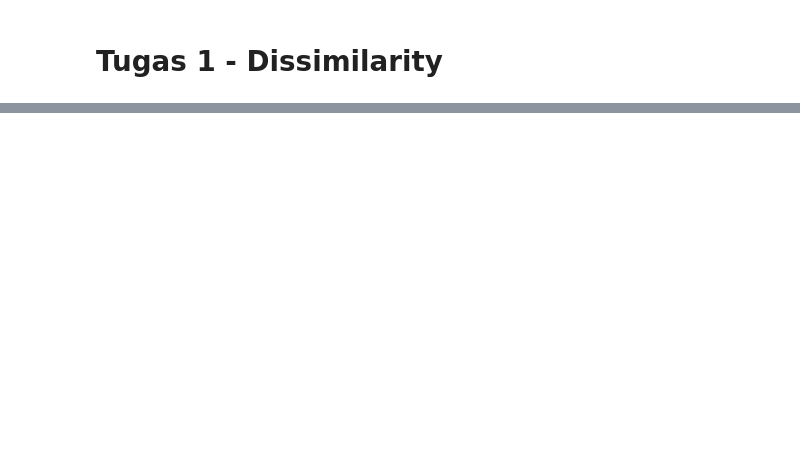
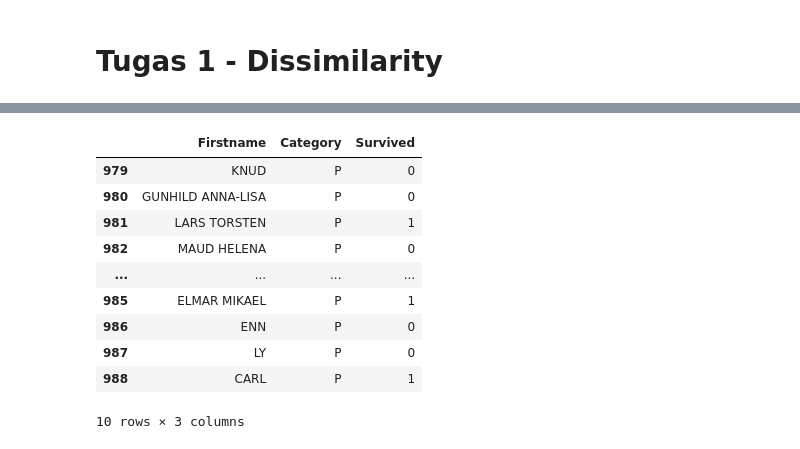
Before and after one commit to Purnomo-Ribut/datamining, a Jupyter notebook: _sources/Tugas-1.ipynb, the cells around one changed output, grey strips where cells are left out. Saved outputs shown, nothing was run; the diff lists cells and outputs as text; code cells hidden in the pictures; blank space fills up the shorter version.

```diff
--- a/_sources/Tugas-1.ipynb
+++ b/_sources/Tugas-1.ipynb
@@ -25,0 +70,15 @@ dtype: object
+# %%
+data[["Firstname","Category", "Survived"]].tail(10)
+# dalam data survived juga ada data 0 / 1
+# %% [output]
+|  | Firstname | Category | Survived |
+| 979 | KNUD | P | 0 |
+| 980 | GUNHILD ANNA-LISA | P | 0 |
+| 981 | LARS TORSTEN | P | 1 |
+| 982 | MAUD HELENA | P | 0 |
+| ... | ... | ... | ... |
+| 985 | ELMAR MIKAEL | P | 1 |
+| 986 | ENN | P | 0 |
+| 987 | LY | P | 0 |
+| 988 | CARL | P | 1 |
+10 rows × 3 columns
```
Also changed, not shown: parts of 29 cells of this notebook, 8 other files.
